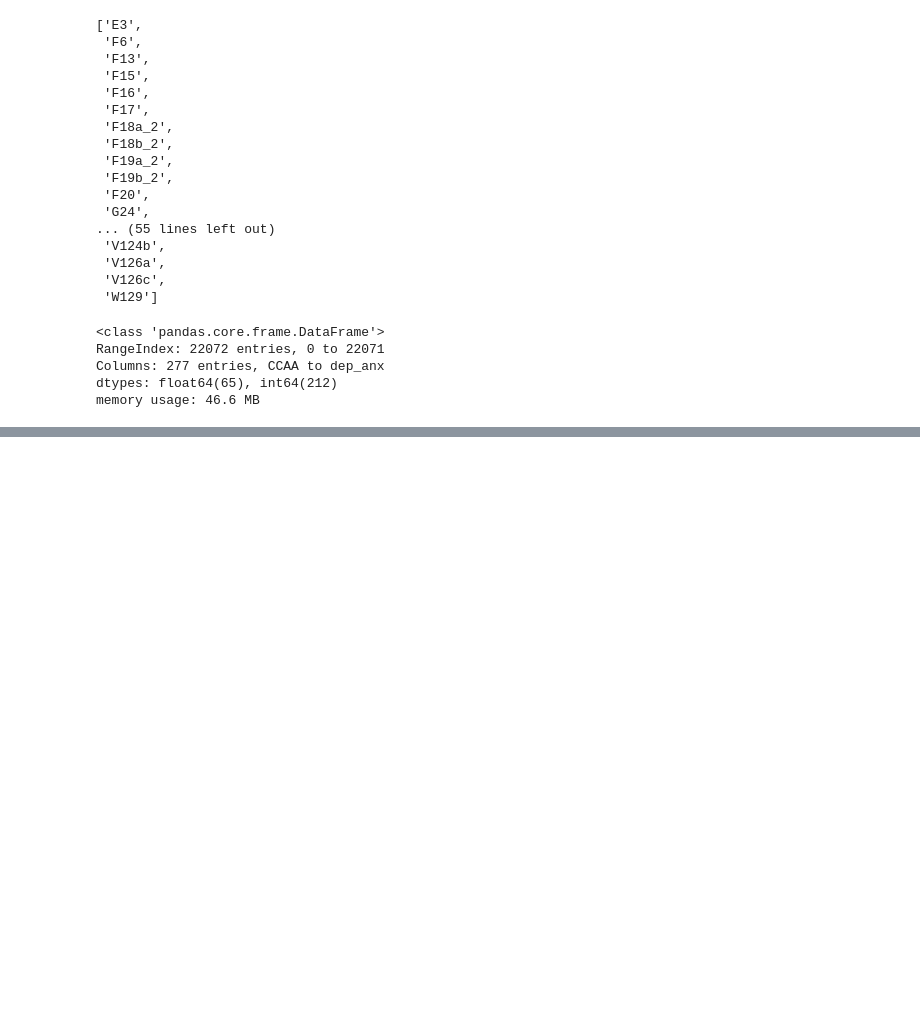
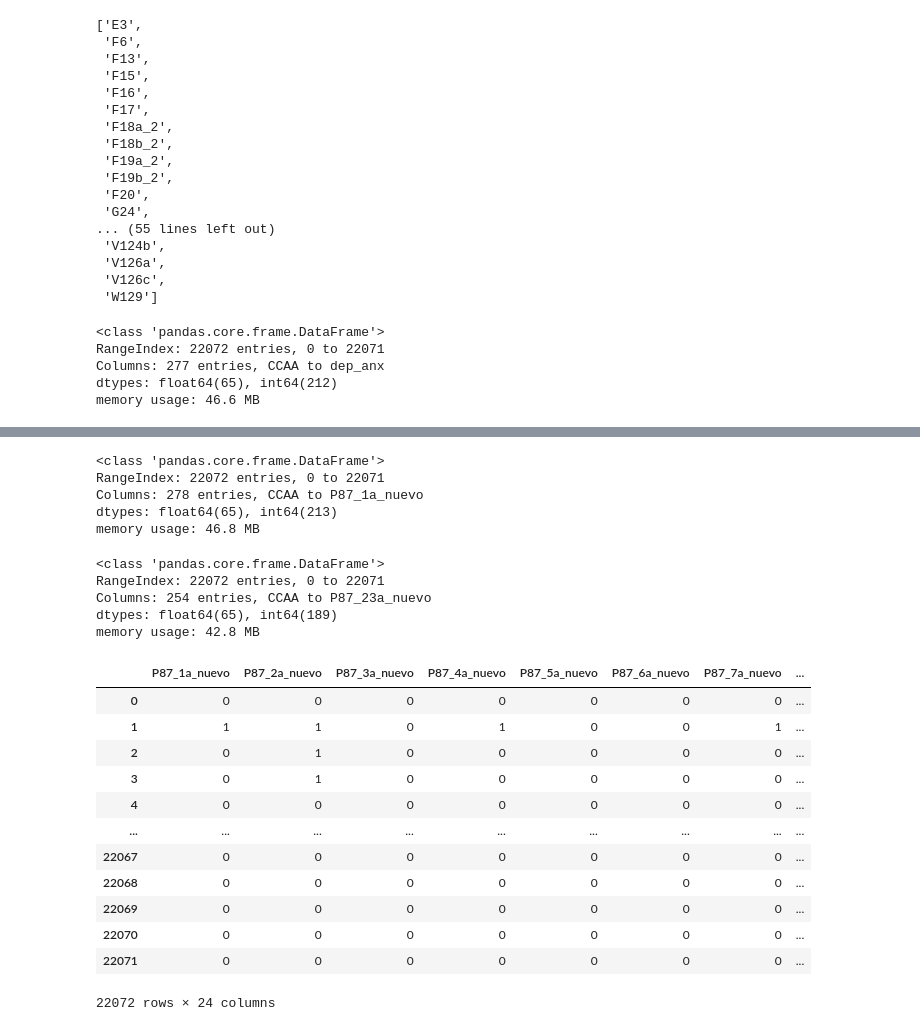
Before and after one commit to linama2593/mental_health_spain, a Jupyter notebook: src/exploratory_data_analysis_json.ipynb, the cells around one changed output, grey strips where cells are left out. Drawn from its saved outputs; the diff is of its cells as text; code cells hidden in the pictures; blank space fills up the shorter version.

```diff
--- a/src/exploratory_data_analysis_json.ipynb
+++ b/src/exploratory_data_analysis_json.ipynb
@@ -347,0 +533,20 @@ clean_df.to_csv(ruta_final, index=False)
+# %%
+nombres_termina_a = []
+nombres_termina_b = []
+
+
+
+
+# Iterar sobre la lista original
+for nombre in lista_preescrip:
+    # Verificar si el nombre termina en 'a'
+    if nombre.endswith('a') or nombre.endswith('A'):
+        nombres_termina_a.append(nombre)
+    # Verificar si el nombre termina en 'b'
+    elif nombre.endswith('b') or nombre.endswith('B'):
+        nombres_termina_b.append(nombre)
+# %%
+def quedarme_con_los_unos(dataframe,a, b):
+    dataframe[f'{a}_nuevo'] = 0
+    dataframe.loc[(df[a] == 1) | (dataframe[b] == 1), f'{a}_nuevo'] = 1
+    dataframe[f'{a}_nuevo'] = (dataframe[f'{a}_nuevo'] == 1).astype(int)
@@ -347,0 +570,42 @@ clean_df.to_csv(ruta_final, index=False)
+# %%
+clean_df.info()
+# %% [output]
+<class 'pandas.core.frame.DataFrame'>
+RangeIndex: 22072 entries, 0 to 22071
+Columns: 278 entries, CCAA to P87_1a_nuevo
+dtypes: float64(65), int64(213)
+memory usage: 46.8 MB
+# %%
+for a, b in zip(nombres_termina_a, nombres_termina_b):
+    quedarme_con_los_unos(clean_df,a,b)
+
+    clean_df.drop([a,b], axis=1, inplace=True)
+# %%
+quedarme_con_los_unos(clean_df,'P85','P86')
+
+clean_df.drop(['P85','P86'], axis=1, inplace=True)
+# %%
+clean_df.info()
+# %% [output]
+<class 'pandas.core.frame.DataFrame'>
+RangeIndex: 22072 entries, 0 to 22071
+Columns: 254 entries, CCAA to P87_23a_nuevo
+dtypes: float64(65), int64(189)
+memory usage: 42.8 MB
+# %%
+nuevas_columnas = clean_df.filter(like='nuevo', axis=1)
+nuevas_columnas
+# %% [output]
+|  | P87_1a_nuevo | P87_2a_nuevo | P87_3a_nuevo | P87_4a_nuevo | P87_5a_nuevo | P87_6a_nuevo | P87_7a_nuevo | ... |
+| 0 | 0 | 0 | 0 | 0 | 0 | 0 | 0 | ... |
+| 1 | 1 | 1 | 0 | 1 | 0 | 0 | 1 | ... |
+| 2 | 0 | 1 | 0 | 0 | 0 | 0 | 0 | ... |
+| 3 | 0 | 1 | 0 | 0 | 0 | 0 | 0 | ... |
+| 4 | 0 | 0 | 0 | 0 | 0 | 0 | 0 | ... |
+| ... | ... | ... | ... | ... | ... | ... | ... | ... |
+| 22067 | 0 | 0 | 0 | 0 | 0 | 0 | 0 | ... |
+| 22068 | 0 | 0 | 0 | 0 | 0 | 0 | 0 | ... |
+| 22069 | 0 | 0 | 0 | 0 | 0 | 0 | 0 | ... |
+| 22070 | 0 | 0 | 0 | 0 | 0 | 0 | 0 | ... |
+| 22071 | 0 | 0 | 0 | 0 | 0 | 0 | 0 | ... |
+22072 rows × 24 columns
```
Also changed, not shown: parts of 10 cells of this notebook, 3 other files.
